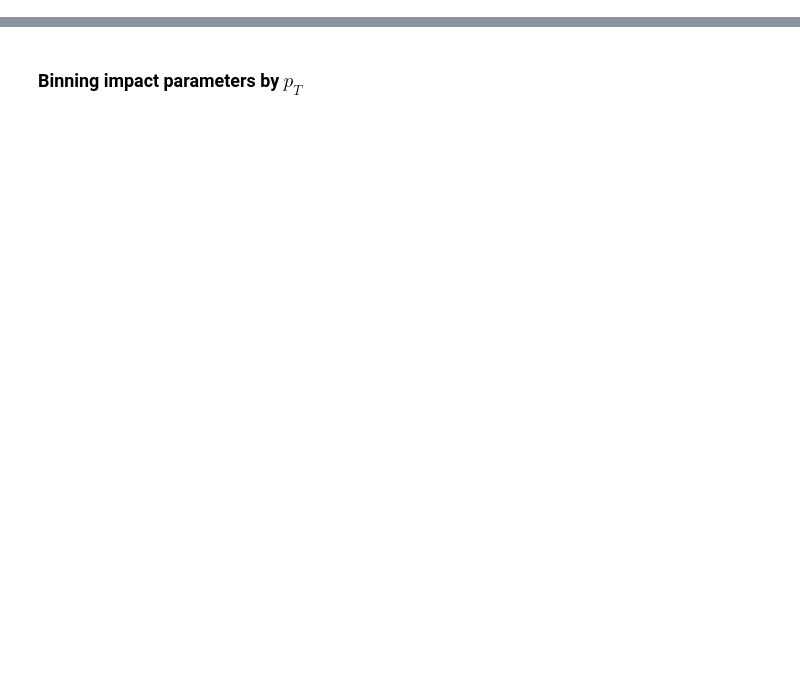
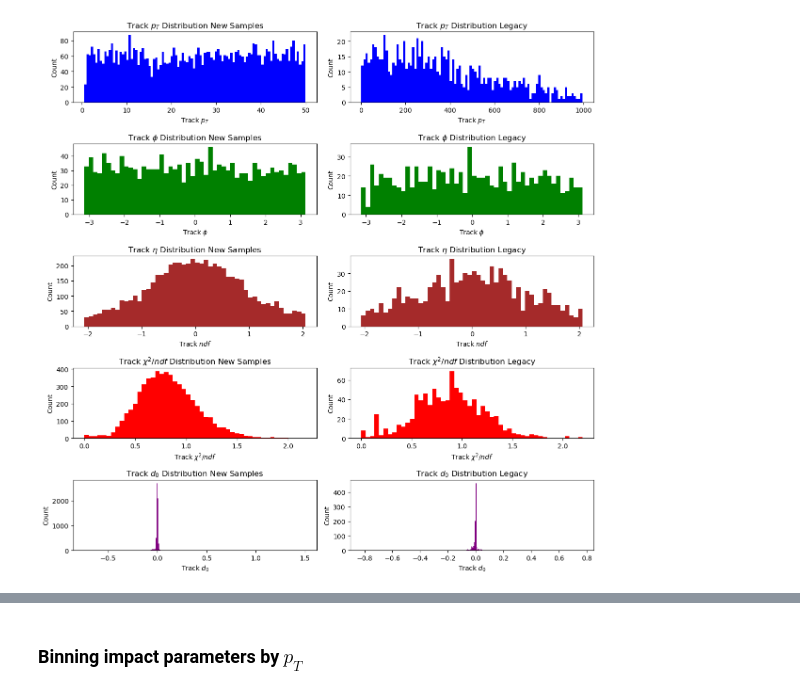
Before and after one commit to kdp-lab/maia_detector_paper, a Jupyter notebook: json_analysis.ipynb, the cells around one changed output, grey strips where cells are left out. Cells and saved outputs as stored; diff of their text form; code cells hidden in the pictures; blank space fills up the shorter version.

```diff
--- a/json_analysis.ipynb
+++ b/json_analysis.ipynb
@@ -117,0 +66,78 @@ print(theta_match)
+# %%
+# Create histograms
+plt.figure(figsize=(12, 12))
+
+# Histogram for track pt
+plt.subplot(5, 2, 1)
+plt.hist(ak.flatten(pt_match), bins=100, color='blue')
+plt.xlabel('Track $p_T$')
+plt.ylabel('Count')
+plt.title('Track $p_T$ Distribution New Samples')
+
+plt.subplot(5, 2, 2)
+plt.hist(ak.flatten(data['pt_match']), bins=100, color='blue')
+plt.xlabel('Track $p_T$')
+plt.ylabel('Count')
+plt.title('Track $p_T$ Distribution Legacy')
+
+# Histogram for track phi
+plt.subplot(5, 2, 3)
+plt.hist(ak.flatten(mcp_mu_match_phi), bins=50, color='green')
+plt.xlabel(r'Track $\phi$')
+plt.ylabel('Count')
+plt.title(r'Track $\phi$ Distribution New Samples')
+
+plt.subplot(5, 2, 4)
+plt.hist(ak.flatten(data['mcp_mu_match_phi']), bins=50, color='green')
+plt.xlabel(r'Track $\phi$')
+plt.ylabel('Count')
+plt.title(r'Track $\phi$ Distribution Legacy')
+
+# Histogram for track eta
+plt.subplot(5, 2, 5)
+plt.hist(ak.flatten(eta_match), bins=50, color='brown')
+plt.xlabel('Track $ndf$')
+plt.ylabel('Count')
+plt.title(r'Track $\eta$ Distribution New Samples')
+
+plt.subplot(5, 2, 6)
+plt.hist(ak.flatten(data['eta_match']), bins=50, color='brown')
+plt.xlabel('Track $ndf$')
+plt.ylabel('Count')
+plt.title(r'Track $\eta$ Distribution Legacy')
+
+# Histogram for track ndf
+plt.subplot(5, 2, 7)
+plt.hist(ak.flatten(chi2)/ak.flatten(ndf), bins=50, color='red')
+plt.xlabel(r'Track $\chi^2/ndf$')
+plt.ylabel('Count')
+plt.title(r'Track $\chi^2/ndf$ Distribution New Samples')
+
+plt.subplot(5, 2, 8)
+plt.hist(ak.flatten(data['chi2'])/ak.flatten(data['ndf']), bins=50, color='red')
+plt.xlabel(r'Track $\chi^2/ndf$')
+plt.ylabel('Count')
+plt.title(r'Track $\chi^2/ndf$ Distribution Legacy')
+
+# Histogram for track d0
+plt.subplot(5, 2, 9)
+plt.hist(ak.flatten(d0_res_match), bins=300, color='purple')
+plt.xlabel('Track $d_0$')
+plt.ylabel('Count')
+plt.title(r'Track $d_0$ Distribution New Samples')
+#plt.xlim(-0.1, 0.1)
+
+plt.subplot(5, 2, 10)
+plt.hist(ak.flatten(data['d0_res_match']), bins=300, color='purple')
+plt.xlabel('Track $d_0$')
+plt.ylabel('Count')
+plt.title('Track $d_0$ Distribution Legacy')
+#plt.xlim(-0.1, 0.1)
+
+# Adjust subplot spacing
+plt.tight_layout()
+
+# Display the histograms
+plt.show()
+# %% [output]
+[figure, new version]
```
Also changed, not shown: parts of 16 cells of this notebook, 1 other file.
